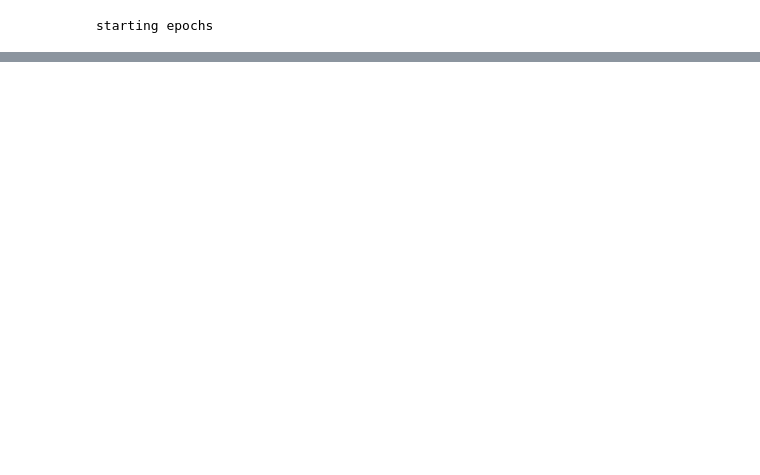
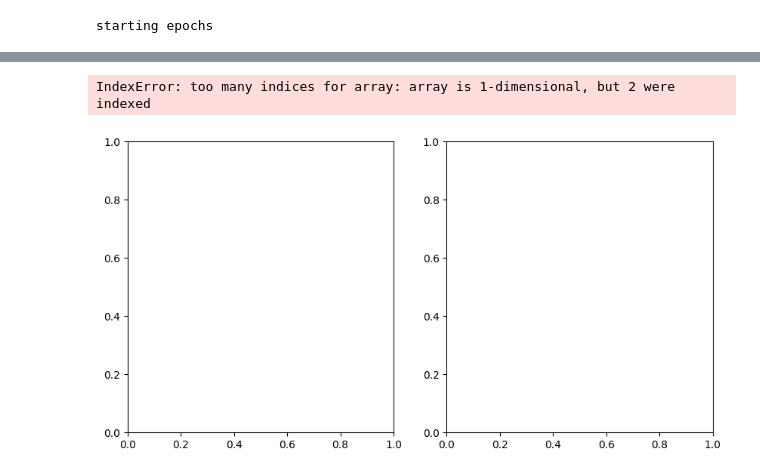
Before and after one commit to michaelsprintson/pfnet, a Jupyter notebook: playground.ipynb, the cells around one changed output, grey strips where cells are left out. Saved outputs shown, nothing was run; the diff lists cells and outputs as text; code cells hidden in the pictures; blank space fills up the shorter version.

Commit message:
simple testing added to playground

```diff
--- a/playground.ipynb
+++ b/playground.ipynb
@@ -42,16 +45,19 @@ from cust_rnn import SimpleRNN
+# %%
+train_dataset_o = TrackingDataset(inputs_prebatch, outputs_prebatch)
+train_size = int(0.8 * len(train_dataset_o))
+test_size = len(train_dataset_o) - train_size
+train_dataset, test_dataset = torch.utils.data.random_split(train_dataset_o, [train_size, test_size],generator=torch.Generator().manual_seed(42))
 # %%
-train_dataset = TrackingDataset(inputs_prebatch, outputs_prebatch)
 train_loader = DataLoader(train_dataset, batch_size=args.batch_size,
-                            num_workers=8, pin_memory=True, shuffle=False, drop_last = True)
-# model = Tracker(args)
-model = SimpleRNN(args)
+                            num_workers=8, pin_memory=True, shuffle=True, drop_last = True)
+test_loader = DataLoader(test_dataset, batch_size=args.batch_size,
+                            num_workers=8, pin_memory=True, shuffle=True, drop_last = True)
+model = Tracker(args)
+# model = SimpleRNN(args)
 optimizer = torch.optim.RMSprop(model.parameters(), lr=args.lr)
 # %%
-cnt = 0
-best_eval = 1000
-from tqdm import tqdm
-
 losses = []
+eval_losses = []
 
 print("starting epochs")
 for epoch in tqdm(range(10)):
@@ -61,7 +67,6 @@ for epoch in tqdm(range(10)):
 
     # print("starting iterations")
     for iteration, data in enumerate(train_loader):
-        cnt = cnt + 1
 
         output, window = data
         model.zero_grad()
@@ -77,6 +82,21 @@ for epoch in tqdm(range(10)):
         loss_all = loss.to('cpu').detach().numpy()
         per_e_loss.append([loss_last, loss_all])
     losses.append(per_e_loss)
+
+    model.eval()
+
+    eval_loss_last = []
+    with torch.no_grad():
+        for iteration, data in enumerate(test_loader):
+            output, window = data
+
+            model.zero_grad()
+            loss, log_loss, particle_pred = model.step(
+                window, output, args)
+
+            eval_loss_last.append([loss.to('cpu').detach().numpy(), log_loss.to('cpu').detach().numpy()])
+
+    eval_losses.append(eval_loss_last)
 # %% [output]
 starting epochs
 # %%
@@ -87,0 +110,9 @@ for lidx, lnp in enumerate(losses):
+# %%
+fig, (ax0,ax1) = plt.subplots(1,2,figsize = (10,5))
+for lidx, lnp in enumerate(eval_losses):
+    lnp = np.array(lnp)
+    ax0.plot(lnp[:,0], label = f"{lidx}_loss")
+    ax1.plot(lnp[:,1], label = f"{lidx}_loss_last")
+# %% [output]
+IndexError: too many indices for array: array is 1-dimensional, but 2 were indexed
+[figure, added]
```
Also changed, not shown: parts of 3 cells of this notebook, 1 other file.
